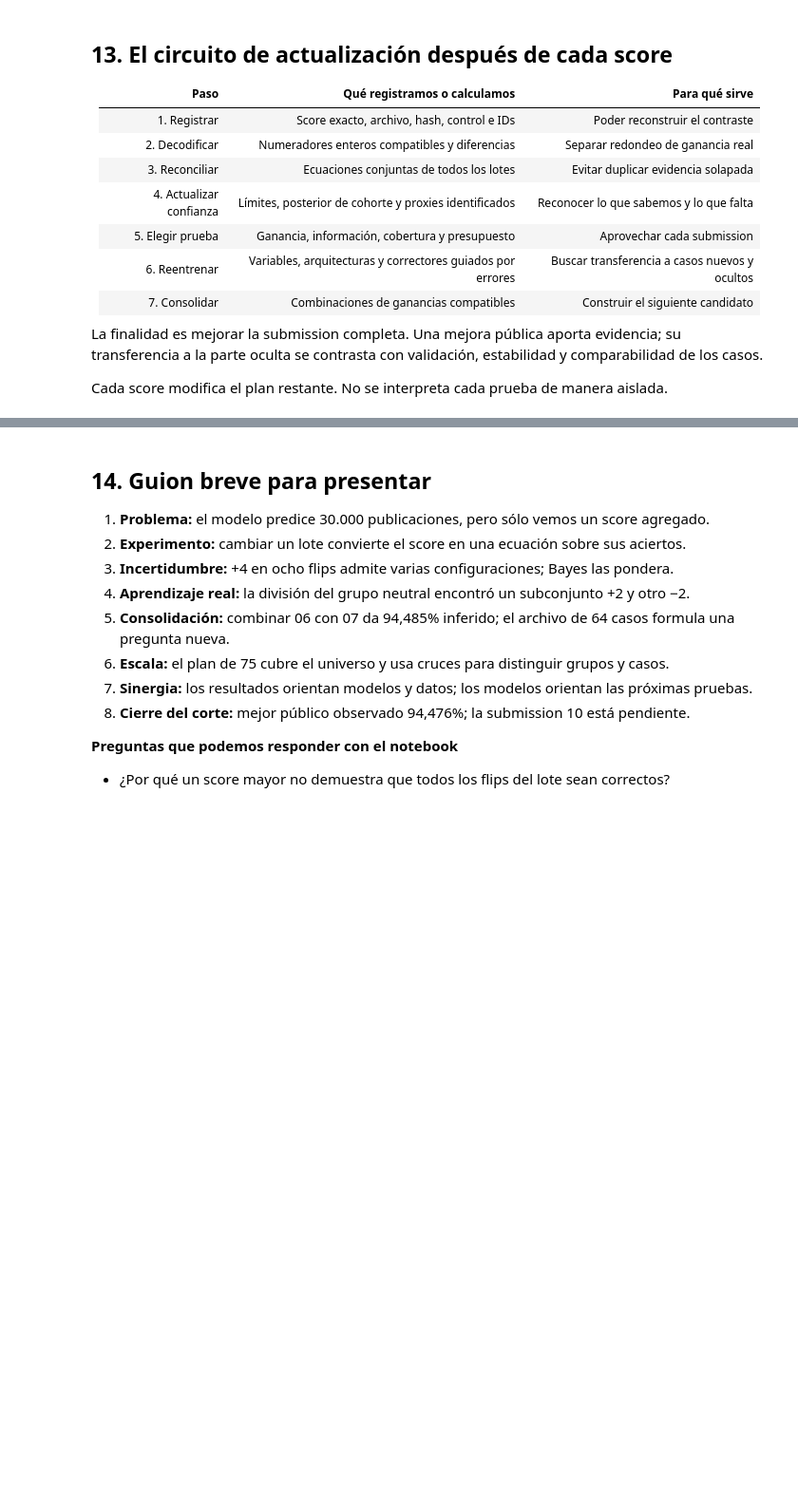
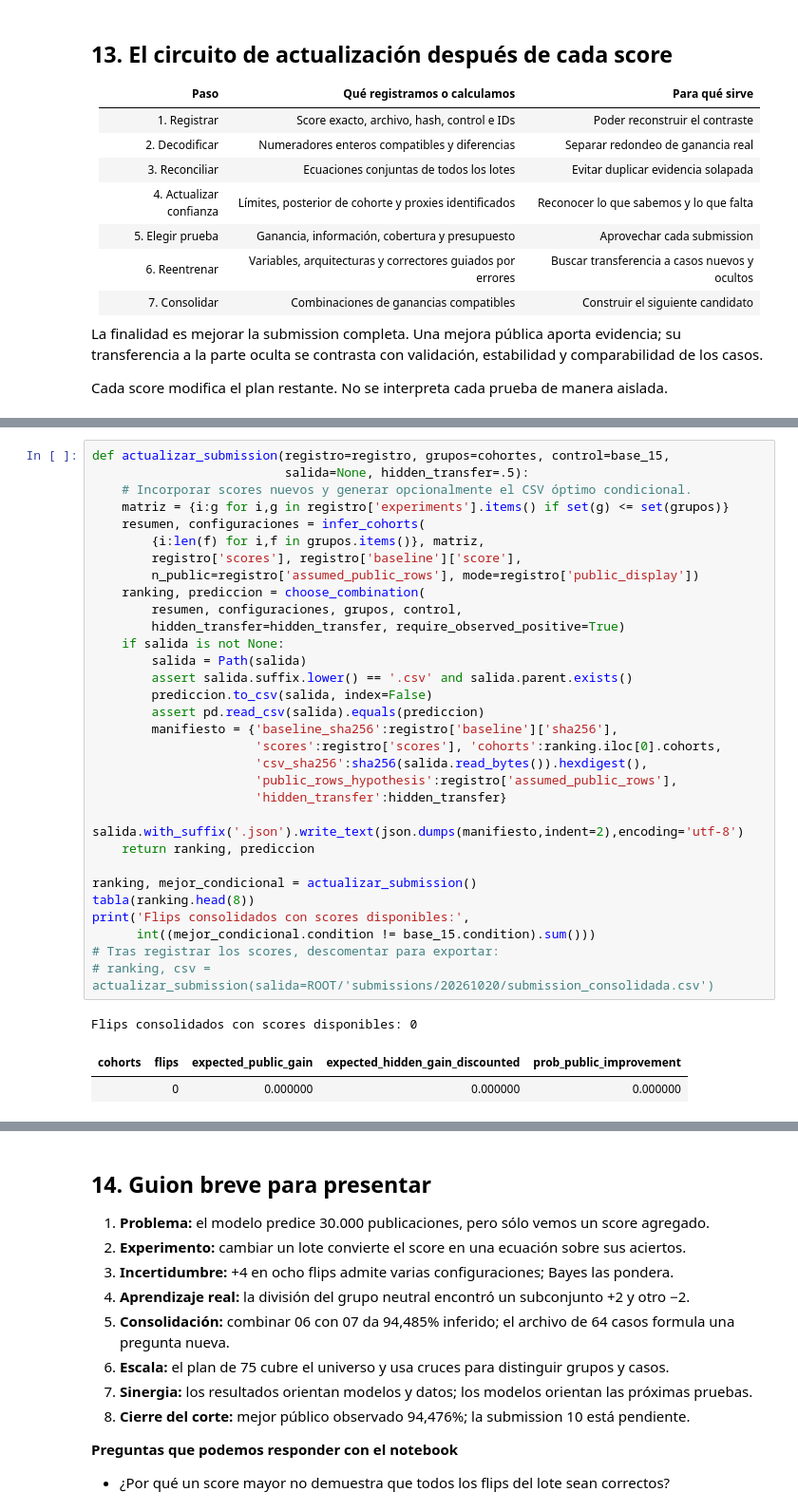
Before and after one commit to arirakowitba/tp_ap, a Jupyter notebook: notebooks/23_revision_submissions_y_flips.ipynb, the cells around one changed output, grey strips where cells are left out. Shown at 95% size. Saved outputs shown, nothing was run; the diff lists cells and outputs as text; blank space fills up the shorter version.

```diff
--- a/notebooks/23_revision_submissions_y_flips.ipynb
+++ b/notebooks/23_revision_submissions_y_flips.ipynb
@@ -1314,0 +1446,35 @@ Cada score modifica el plan restante. No se interpreta cada prueba de manera ais
+# %%
+def actualizar_submission(registro=registro, grupos=cohortes, control=base_15,
+                          salida=None, hidden_transfer=.5):
+    # Incorporar scores nuevos y generar opcionalmente el CSV óptimo condicional.
+    matriz = {i:g for i,g in registro['experiments'].items() if set(g) <= set(grupos)}
+    resumen, configuraciones = infer_cohorts(
+        {i:len(f) for i,f in grupos.items()}, matriz,
+        registro['scores'], registro['baseline']['score'],
+        n_public=registro['assumed_public_rows'], mode=registro['public_display'])
+    ranking, prediccion = choose_combination(
+        resumen, configuraciones, grupos, control,
+        hidden_transfer=hidden_transfer, require_observed_positive=True)
+    if salida is not None:
+        salida = Path(salida)
+        assert salida.suffix.lower() == '.csv' and salida.parent.exists()
+        prediccion.to_csv(salida, index=False)
+        assert pd.read_csv(salida).equals(prediccion)
+        manifiesto = {'baseline_sha256':registro['baseline']['sha256'],
+                      'scores':registro['scores'], 'cohorts':ranking.iloc[0].cohorts,
+                      'csv_sha256':sha256(salida.read_bytes()).hexdigest(),
+                      'public_rows_hypothesis':registro['assumed_public_rows'],
+                      'hidden_transfer':hidden_transfer}
+        salida.with_suffix('.json').write_text(json.dumps(manifiesto,indent=2),encoding='utf-8')
+    return ranking, prediccion
+
+ranking, mejor_condicional = actualizar_submission()
+tabla(ranking.head(8))
+print('Flips consolidados con scores disponibles:',
+      int((mejor_condicional.condition != base_15.condition).sum()))
+# Tras registrar los scores, descomentar para exportar:
+# ranking, csv = actualizar_submission(salida=ROOT/'submissions/20261020/submission_consolidada.csv')
+# %% [output]
+Flips consolidados con scores disponibles: 0
+| cohorts | flips | expected_public_gain | expected_hidden_gain_discounted | prob_public_improvement |
+|  | 0 | 0.000000 | 0.000000 | 0.000000 |
```
Also changed, not shown: parts of 6 cells of this notebook, 37 other files.
